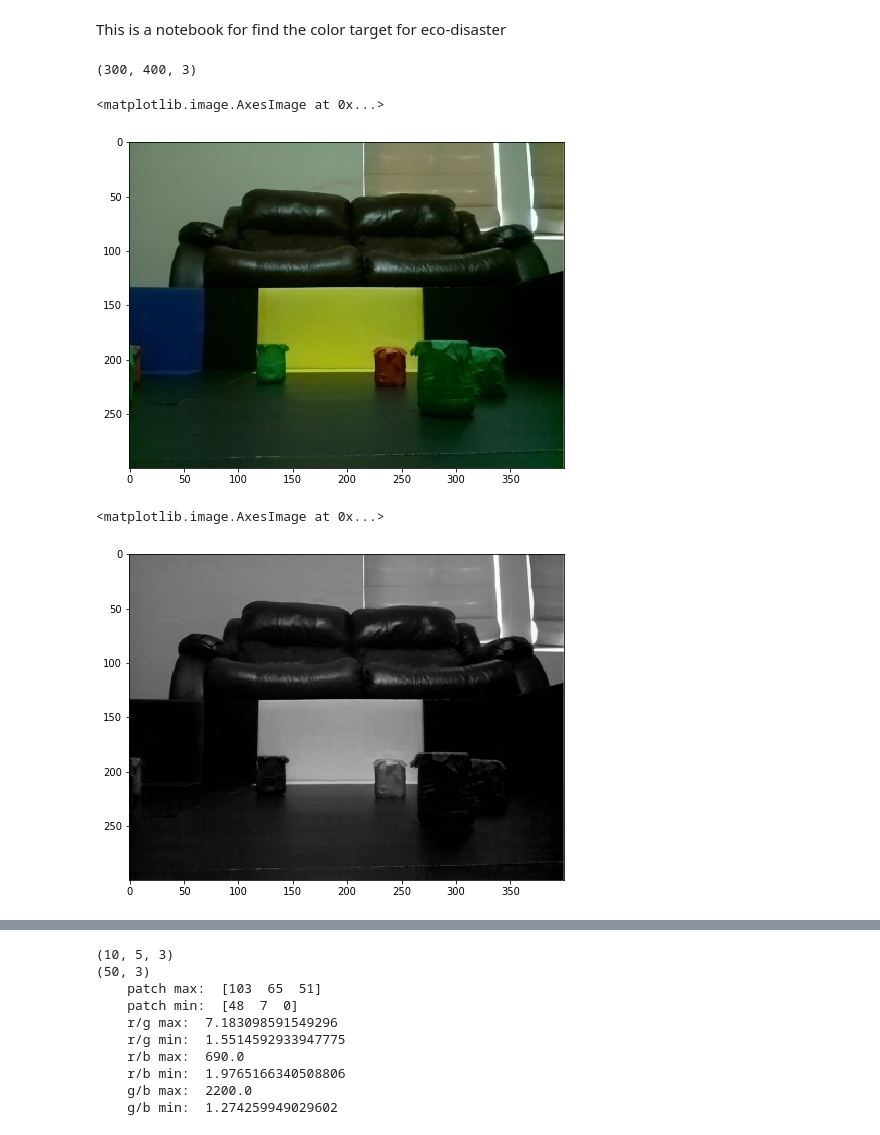
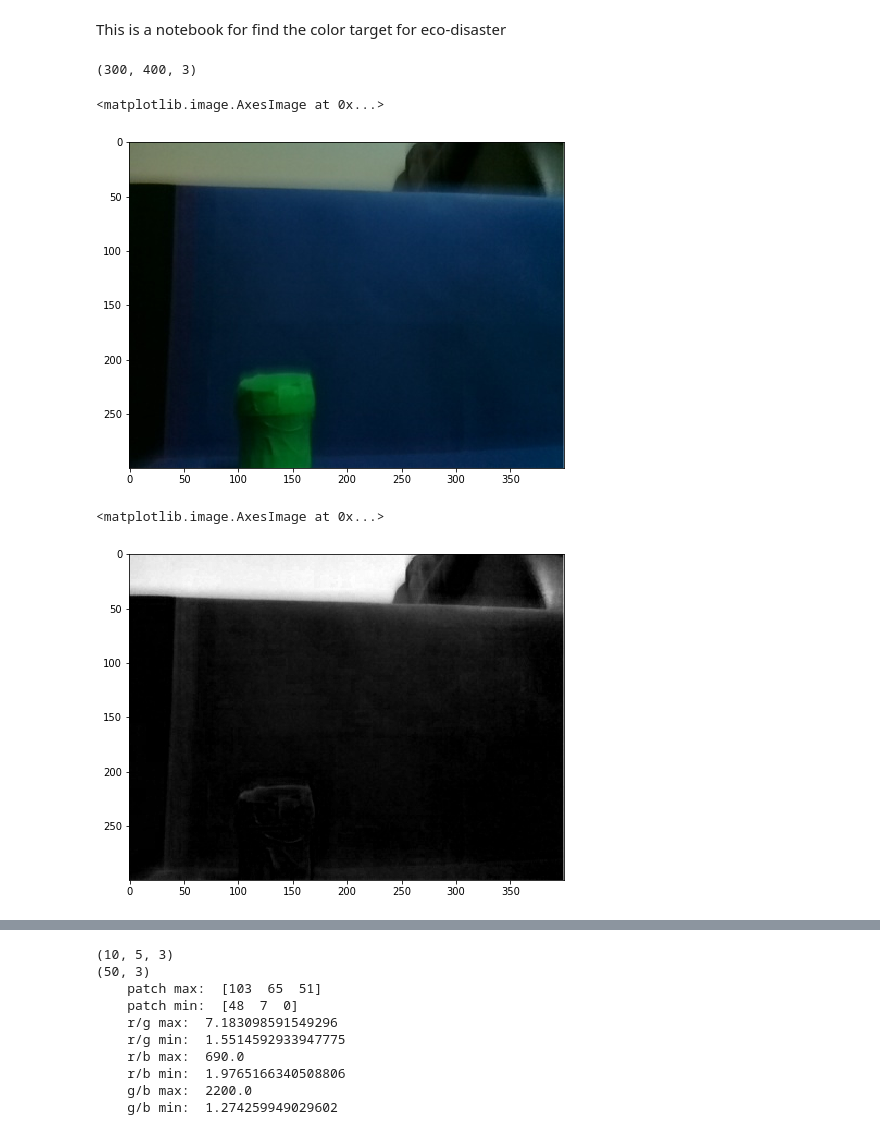
Before and after one commit to kittycattylollipop/raspberrypi, a Jupyter notebook: car_driving/opencvpy/color_target.ipynb, the cells around one changed output, grey strips where cells are left out. Cells and saved outputs as stored; diff of their text form; code cells hidden in the pictures.

```diff
--- a/car_driving/opencvpy/color_target.ipynb
+++ b/car_driving/opencvpy/color_target.ipynb
@@ -13,21 +13,23 @@ import importlib
 import color_target_fun as ctf
 # %%
 #bgrimg = cv2.imread("D:/DashanGao/Robotics/Claire/PiWarsUCSD/images/seq1/videoimage000001.jpg")
-bgrimg = cv2.imread("D:/DashanGao/Robotics/Claire/PiWarsUCSD/images/seq1/videoimage000060.jpg")
+#bgrimg = cv2.imread("D:/DashanGao/Robotics/Claire/PiWarsUCSD/images/seq1/videoimage000060.jpg")
 #bgrimg = cv2.imread("D:/DashanGao/Robotics/Claire/PiWarsUCSD/images/seq1/videoimage000083.jpg")
+#bgrimg = cv2.imread("D:/DashanGao/Robotics/Claire/PiWarsUCSD/images/seq1/videoimage000109.jpg")
+bgrimg = cv2.imread("D:/DashanGao/Robotics/Claire/PiWarsUCSD/images/seq1/videoimage000209.jpg")
 img = bgrimg[...,::-1]
 print(img.shape)
 plt.imshow(img)
 # %% [output]
 (300, 400, 3)
 <matplotlib.image.AxesImage at 0x...>
-[figure, old version]
+[figure, new version]
 # %%
 imgr = img[:,:,0]
 plt.imshow(imgr,'gray')
 # %% [output]
 <matplotlib.image.AxesImage at 0x...>
-[figure, old version]
+[figure, new version]
 # %%
 imgg = img[:,:,1]
 plt.imshow(imgg,'gray')
```
Also changed, not shown: parts of 7 cells of this notebook, 3 other files.
